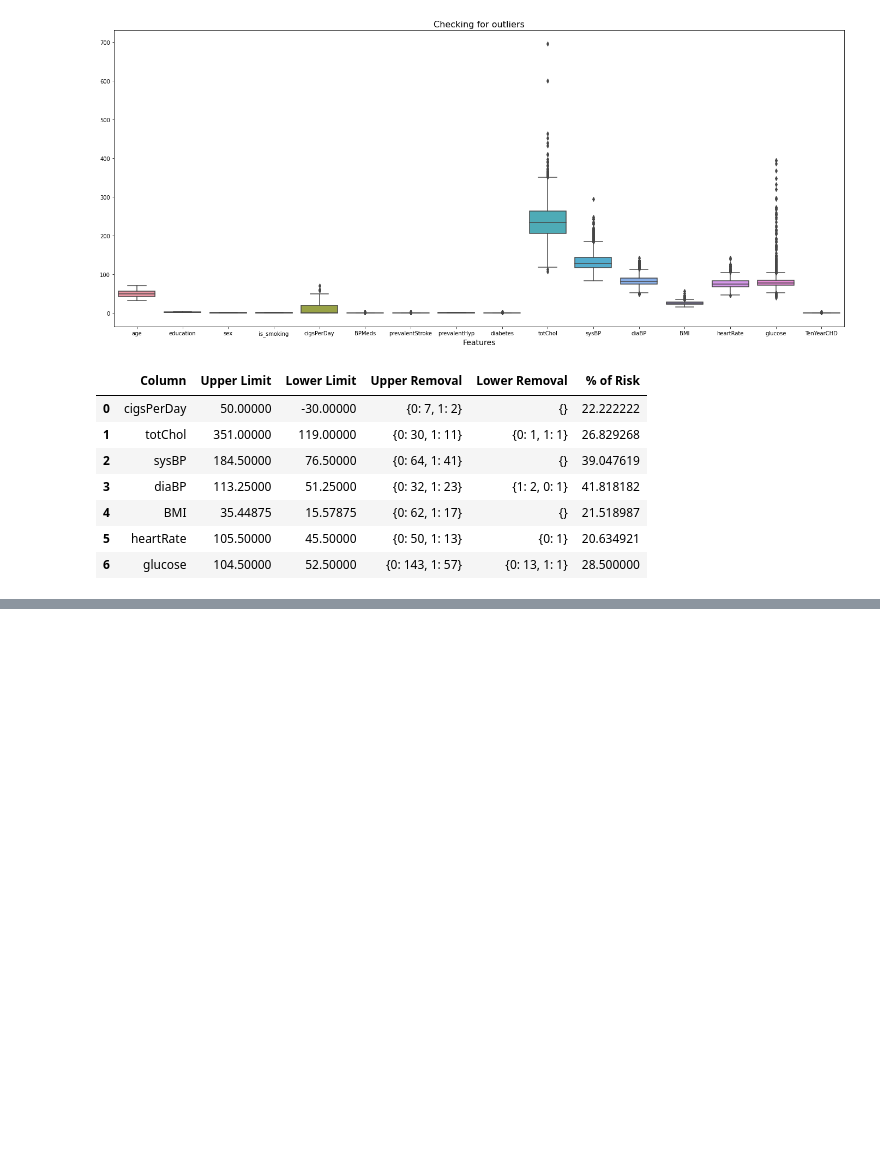
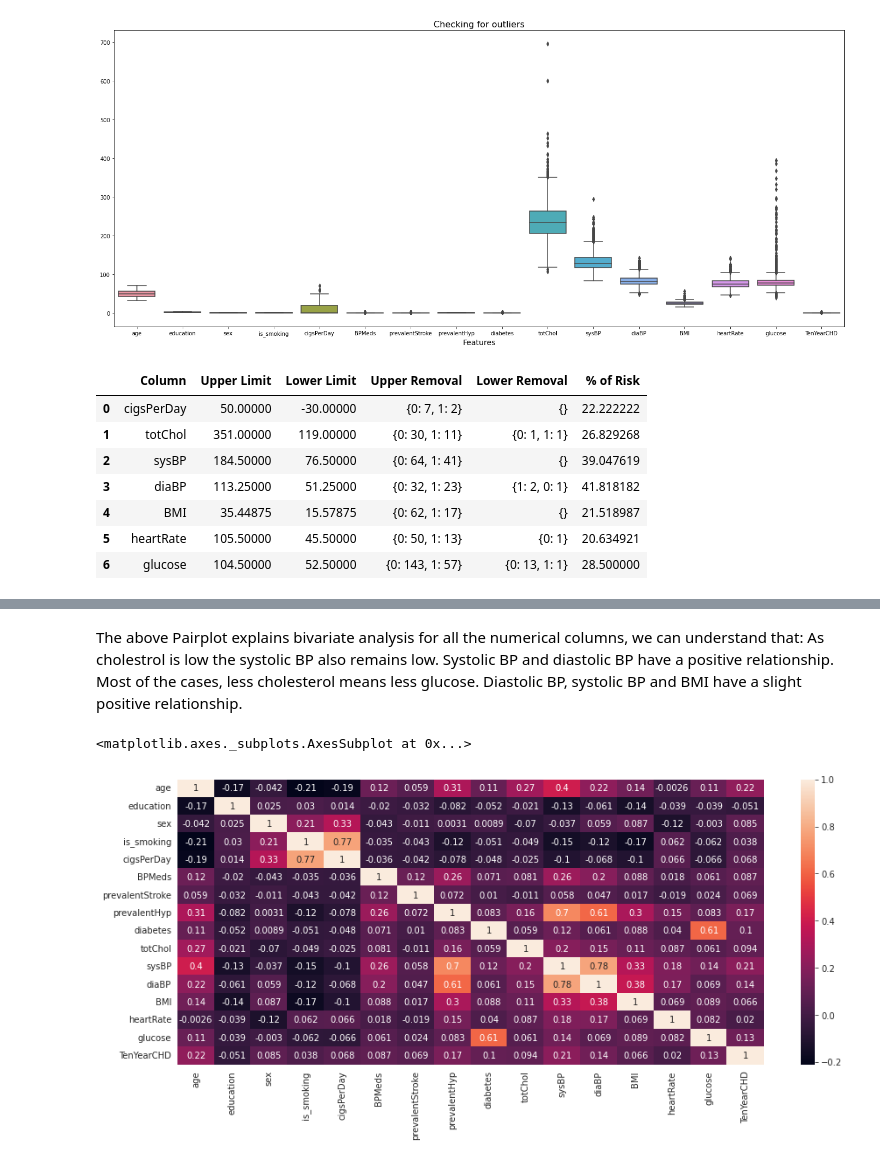
Before and after one commit to lakummahesh/Supervised-ML-Capstone-Project-Classification-Cardiovascular-Risk-Prediction, a Jupyter notebook: Cardiovascular_Risk_Prediction.ipynb, the cells around one changed output, grey strips where cells are left out. Cells and saved outputs as stored; diff of their text form; code cells hidden in the pictures; blank space fills up the shorter version.

```diff
--- a/Cardiovascular_Risk_Prediction.ipynb
+++ b/Cardiovascular_Risk_Prediction.ipynb
@@ -418,0 +516,13 @@ outlier_cal(['cigsPerDay','totChol','sysBP','diaBP','BMI','heartRate','glucose']
+# %% [markdown]
+The above Pairplot explains bivariate analysis for all the numerical columns, we can understand that:
+As cholestrol is low the systolic BP also remains low.
+Systolic BP and diastolic BP have a positive relationship.
+Most of the cases, less cholesterol means less glucose.
+Diastolic BP, systolic BP and BMI have a slight positive relationship.
+# %%
+# Using a heatmap to show correlation
+plt.figure(figsize=(15,6))
+sns.heatmap(df2.corr(), annot = True)
+# %% [output]
+<matplotlib.axes._subplots.AxesSubplot at 0x...>
+[figure, added]
```
Also changed, not shown: parts of 29 cells of this notebook.
